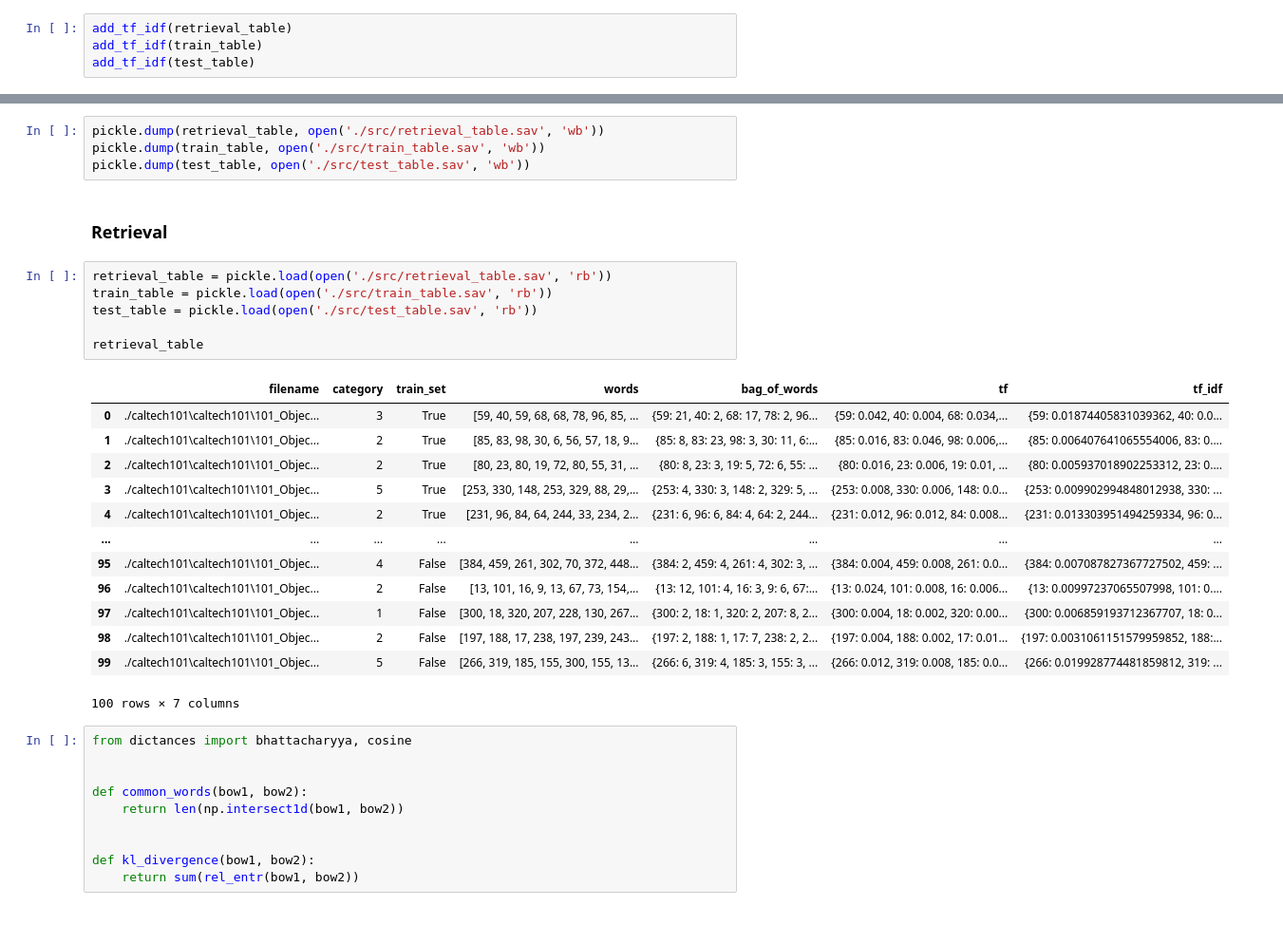
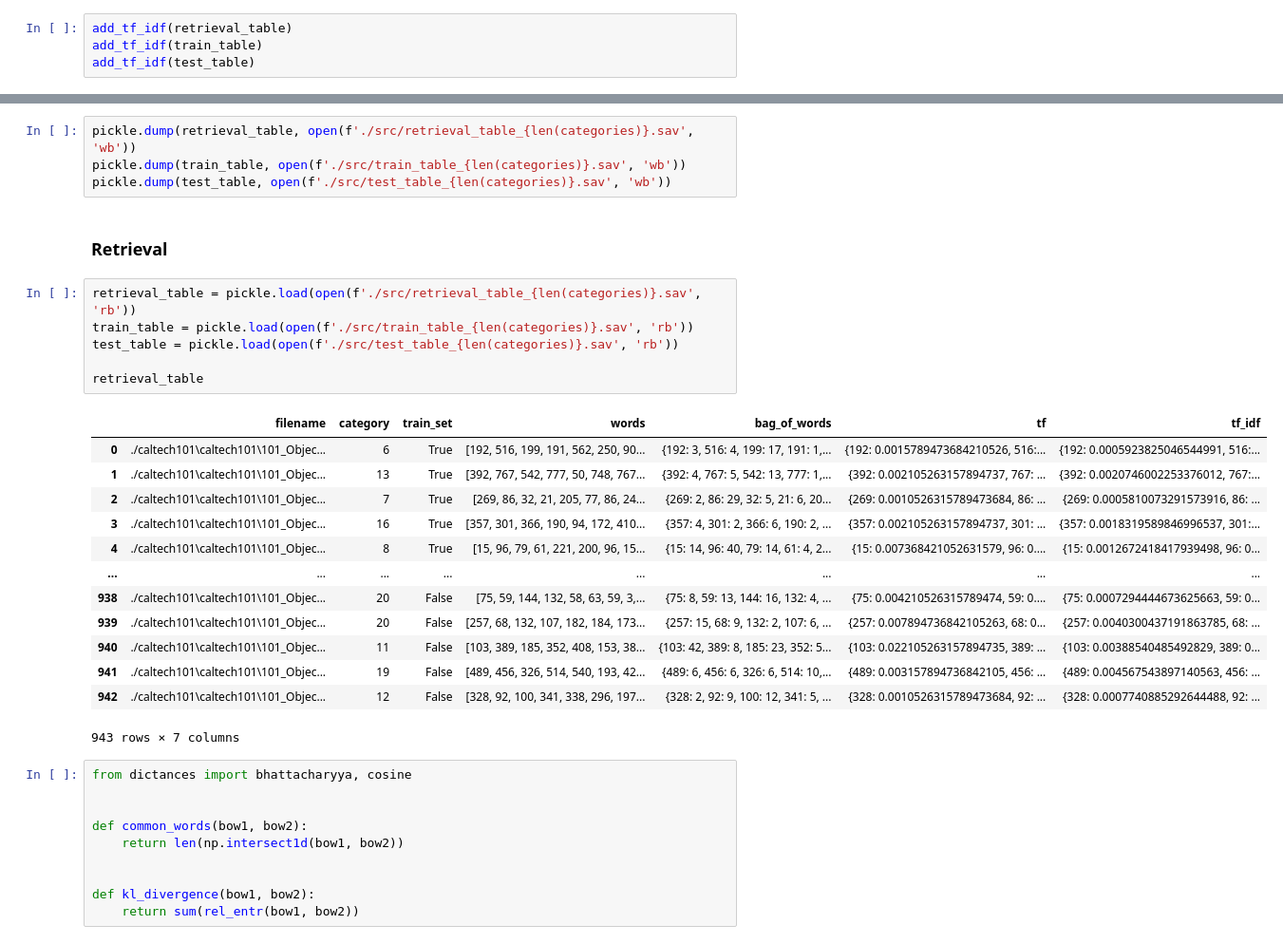
Before and after one commit to HouskaVojtech/image_filtering, a Jupyter notebook: assignment_4/assignment_4.ipynb, the cells around one changed output, grey strips where cells are left out. Shown at 95% size. Drawn from its saved outputs; the diff is of its cells as text.

```diff
--- a/assignment_4/assignment_4.ipynb
+++ b/assignment_4/assignment_4.ipynb
@@ -253,29 +233,29 @@ retrieval_table
 # %%
-pickle.dump(retrieval_table, open('./src/retrieval_table.sav', 'wb'))
-pickle.dump(train_table, open('./src/train_table.sav', 'wb'))
-pickle.dump(test_table, open('./src/test_table.sav', 'wb'))
+pickle.dump(retrieval_table, open(f'./src/retrieval_table_{len(categories)}.sav', 'wb'))
+pickle.dump(train_table, open(f'./src/train_table_{len(categories)}.sav', 'wb'))
+pickle.dump(test_table, open(f'./src/test_table_{len(categories)}.sav', 'wb'))
 # %% [markdown]
 ### Retrieval
 # %%
-retrieval_table = pickle.load(open('./src/retrieval_table.sav', 'rb'))
-train_table = pickle.load(open('./src/train_table.sav', 'rb'))
-test_table = pickle.load(open('./src/test_table.sav', 'rb'))
+retrieval_table = pickle.load(open(f'./src/retrieval_table_{len(categories)}.sav', 'rb'))
+train_table = pickle.load(open(f'./src/train_table_{len(categories)}.sav', 'rb'))
+test_table = pickle.load(open(f'./src/test_table_{len(categories)}.sav', 'rb'))
 
 retrieval_table
 # %% [output]
 |  | filename | category | train_set | words | bag_of_words | tf | tf_idf |
-| 0 | ./caltech101\caltech101\101_Objec... | 3 | True | [59, 40, 59, 68, 68, 78, 96, 85, ... | {59: 21, 40: 2, 68: 17, 78: 2, 96... | {59: 0.042, 40: 0.004, 68: 0.034,... | {59: 0.01874405831039362, 40: 0.0... |
-| 1 | ./caltech101\caltech101\101_Objec... | 2 | True | [85, 83, 98, 30, 6, 56, 57, 18, 9... | {85: 8, 83: 23, 98: 3, 30: 11, 6:... | {85: 0.016, 83: 0.046, 98: 0.006,... | {85: 0.006407641065554006, 83: 0.... |
-| 2 | ./caltech101\caltech101\101_Objec... | 2 | True | [80, 23, 80, 19, 72, 80, 55, 31, ... | {80: 8, 23: 3, 19: 5, 72: 6, 55: ... | {80: 0.016, 23: 0.006, 19: 0.01, ... | {80: 0.005937018902253312, 23: 0.... |
-| 3 | ./caltech101\caltech101\101_Objec... | 5 | True | [253, 330, 148, 253, 329, 88, 29,... | {253: 4, 330: 3, 148: 2, 329: 5, ... | {253: 0.008, 330: 0.006, 148: 0.0... | {253: 0.009902994848012938, 330: ... |
-| 4 | ./caltech101\caltech101\101_Objec... | 2 | True | [231, 96, 84, 64, 244, 33, 234, 2... | {231: 6, 96: 6, 84: 4, 64: 2, 244... | {231: 0.012, 96: 0.012, 84: 0.008... | {231: 0.013303951494259334, 96: 0... |
+| 0 | ./caltech101\caltech101\101_Objec... | 6 | True | [192, 516, 199, 191, 562, 250, 90... | {192: 3, 516: 4, 199: 17, 191: 1,... | {192: 0.0015789473684210526, 516:... | {192: 0.0005923825046544991, 516:... |
+| 1 | ./caltech101\caltech101\101_Objec... | 13 | True | [392, 767, 542, 777, 50, 748, 767... | {392: 4, 767: 5, 542: 13, 777: 1,... | {392: 0.002105263157894737, 767: ... | {392: 0.0020746002253376012, 767:... |
+| 2 | ./caltech101\caltech101\101_Objec... | 7 | True | [269, 86, 32, 21, 205, 77, 86, 24... | {269: 2, 86: 29, 32: 5, 21: 6, 20... | {269: 0.0010526315789473684, 86: ... | {269: 0.0005810073291573916, 86: ... |
+| 3 | ./caltech101\caltech101\101_Objec... | 16 | True | [357, 301, 366, 190, 94, 172, 410... | {357: 4, 301: 2, 366: 6, 190: 2, ... | {357: 0.002105263157894737, 301: ... | {357: 0.0018319589846996537, 301:... |
+| 4 | ./caltech101\caltech101\101_Objec... | 8 | True | [15, 96, 79, 61, 221, 200, 96, 15... | {15: 14, 96: 40, 79: 14, 61: 4, 2... | {15: 0.007368421052631579, 96: 0.... | {15: 0.0012672418417939498, 96: 0... |
 | ... | ... | ... | ... | ... | ... | ... | ... |
-| 95 | ./caltech101\caltech101\101_Objec... | 4 | False | [384, 459, 261, 302, 70, 372, 448... | {384: 2, 459: 4, 261: 4, 302: 3, ... | {384: 0.004, 459: 0.008, 261: 0.0... | {384: 0.007087827367727502, 459: ... |
-| 96 | ./caltech101\caltech101\101_Objec... | 2 | False | [13, 101, 16, 9, 13, 67, 73, 154,... | {13: 12, 101: 4, 16: 3, 9: 6, 67:... | {13: 0.024, 101: 0.008, 16: 0.006... | {13: 0.00997237065507998, 101: 0.... |
-| 97 | ./caltech101\caltech101\101_Objec... | 1 | False | [300, 18, 320, 207, 228, 130, 267... | {300: 2, 18: 1, 320: 2, 207: 8, 2... | {300: 0.004, 18: 0.002, 320: 0.00... | {300: 0.006859193712367707, 18: 0... |
-| 98 | ./caltech101\caltech101\101_Objec... | 2 | False | [197, 188, 17, 238, 197, 239, 243... | {197: 2, 188: 1, 17: 7, 238: 2, 2... | {197: 0.004, 188: 0.002, 17: 0.01... | {197: 0.0031061151579959852, 188:... |
-| 99 | ./caltech101\caltech101\101_Objec... | 5 | False | [266, 319, 185, 155, 300, 155, 13... | {266: 6, 319: 4, 185: 3, 155: 3, ... | {266: 0.012, 319: 0.008, 185: 0.0... | {266: 0.019928774481859812, 319: ... |
+| 938 | ./caltech101\caltech101\101_Objec... | 20 | False | [75, 59, 144, 132, 58, 63, 59, 3,... | {75: 8, 59: 13, 144: 16, 132: 4, ... | {75: 0.004210526315789474, 59: 0.... | {75: 0.0007294444673625663, 59: 0... |
+| 939 | ./caltech101\caltech101\101_Objec... | 20 | False | [257, 68, 132, 107, 182, 184, 173... | {257: 15, 68: 9, 132: 2, 107: 6, ... | {257: 0.007894736842105263, 68: 0... | {257: 0.0040300437191863785, 68: ... |
+| 940 | ./caltech101\caltech101\101_Objec... | 11 | False | [103, 389, 185, 352, 408, 153, 38... | {103: 42, 389: 8, 185: 23, 352: 5... | {103: 0.022105263157894735, 389: ... | {103: 0.00388540485492829, 389: 0... |
+| 941 | ./caltech101\caltech101\101_Objec... | 19 | False | [489, 456, 326, 514, 540, 193, 42... | {489: 6, 456: 6, 326: 6, 514: 10,... | {489: 0.003157894736842105, 456: ... | {489: 0.004567543897140563, 456: ... |
+| 942 | ./caltech101\caltech101\101_Objec... | 12 | False | [328, 92, 100, 341, 338, 296, 197... | {328: 2, 92: 9, 100: 12, 341: 5, ... | {328: 0.0010526315789473684, 92: ... | {328: 0.0007740885292644488, 92: ... |
-100 rows × 7 columns
+943 rows × 7 columns
 # %%
 from dictances import bhattacharyya, cosine
 
```
Also changed, not shown: parts of 9 cells of this notebook, 4 other files.
